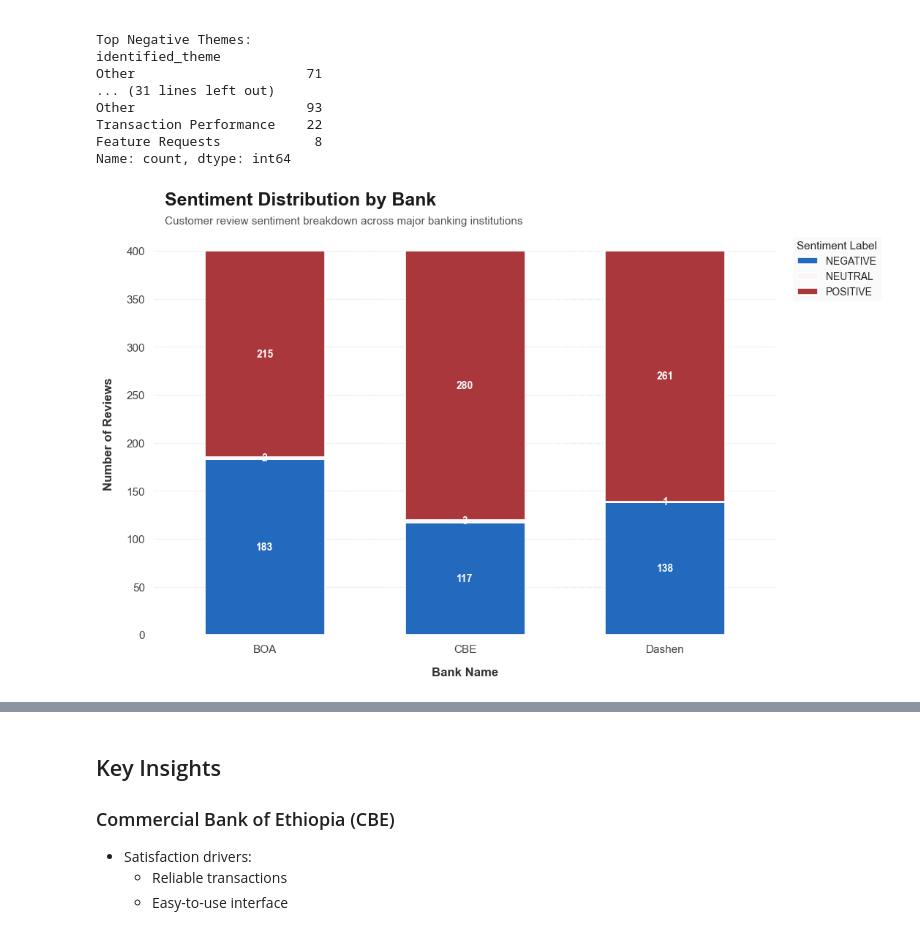
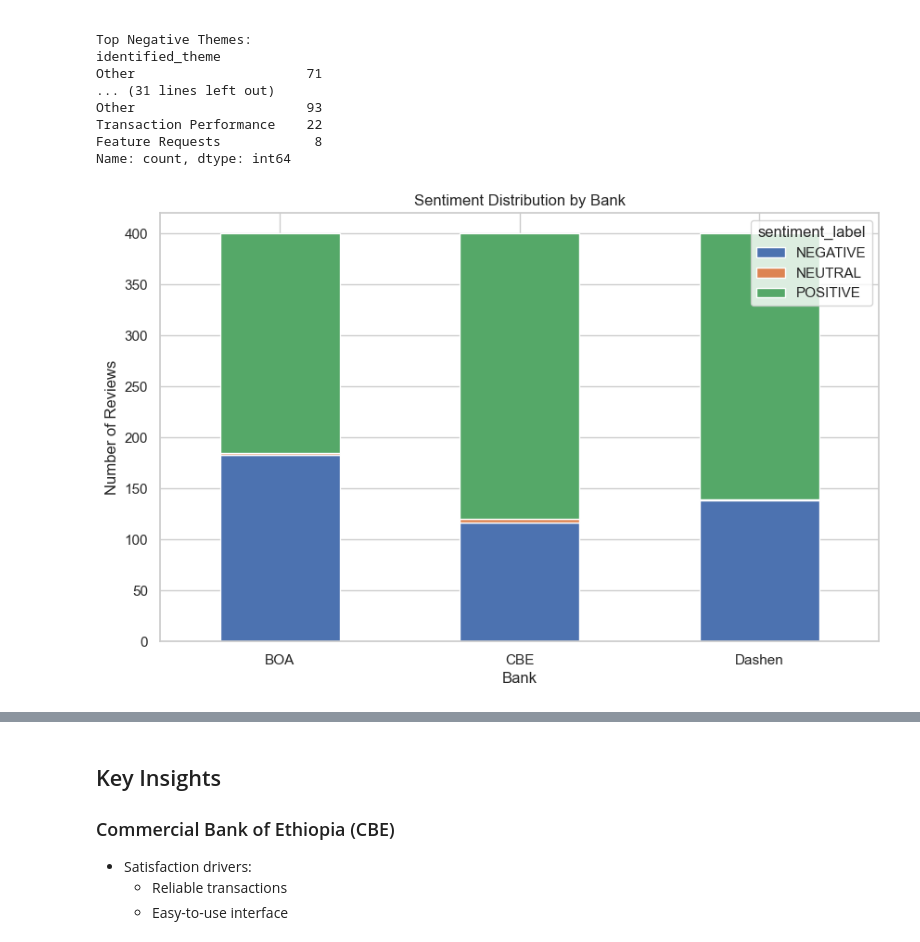
Before and after one commit to RahemetGisho/fintech-review-analytics, a Jupyter notebook: notebooks/task4_insights_visualization.ipynb, the cells around one changed output, grey strips where cells are left out. Saved outputs shown, nothing was run; the diff lists cells and outputs as text; code cells hidden in the pictures.

```diff
--- a/notebooks/task4_insights_visualization.ipynb
+++ b/notebooks/task4_insights_visualization.ipynb
@@ -122,80 +122,16 @@ Transaction Performance    22
 Feature Requests            8
 Name: count, dtype: int64
 # %%
-# 1. Set a clean, modern baseline style
-sns.set_theme(style="whitegrid", context="notebook")
-plt.rcParams["font.family"] = "sans-serif"  # Uses clean, modern fonts
+sentiment_dist = pd.crosstab(df["bank"], df["sentiment_label"])
 
-# 2. Prepare the plot and figure size
-fig, ax = plt.subplots(figsize=(11, 7), dpi=100)  # High DPI for crisp text/edges
+sentiment_dist.plot(kind="bar", stacked=True, figsize=(10,6))
 
-# 3. Create the stacked bar chart
-# Using a tailored palette (e.g., "coolwarm", "Spectral", or a custom list for Negative/Neutral/Positive)
-sentiment_dist.plot(
-    kind="bar",
-    stacked=True,
-    ax=ax,
-    colormap="vlag",  # A beautiful, balanced divergent palette
-    width=0.6,        # Thinner bars look more professional
-    edgecolor="white",# Clean white edges instead of harsh black
-    linewidth=1.2
-)
+plt.title("Sentiment Distribution by Bank")
+plt.xlabel("Bank")
+plt.ylabel("Number of Reviews")
+plt.xticks(rotation=0)
 
-# 4. Add data labels inside the bars (The ultimate premium touch)
-for container in ax.containers:
-    # Filter out labels for tiny segments so it doesn't get cluttered
-    labels = [f"{int(v):,}" if v > 0 else "" for v in container.datavalues]
-    ax.bar_label(
-        container,
-        labels=labels,
-        label_type="center",
-        color="white",
-        fontweight="bold",
-        fontsize=10
-    )
-
-# 5. Advanced Typography & Titles
-# Left-aligned titles look much more modern than centered ones
-ax.text(
-    x=-0.5, y=sentiment_dist.sum(axis=1).max() * 1.12,
-    s="Sentiment Distribution by Bank",
-    fontsize=18, fontweight="bold", color="#1a1a1a"
-)
-ax.text(
-    x=-0.5, y=sentiment_dist.sum(axis=1).max() * 1.07,
-    s="Customer review sentiment breakdown across major banking institutions",
-    fontsize=11, color="#555555"
-)
-
-# 6. Axis Styling & Cleanup
-ax.set_xlabel("Bank Name", fontsize=12, fontweight="semibold", labelpad=12, color="#333333")
-ax.set_ylabel("Number of Reviews", fontsize=12, fontweight="semibold", labelpad=12, color="#333333")
-
-# Clean up ticks
-ax.tick_params(axis="both", which="major", labelsize=11, colors="#444444")
-plt.xticks(rotation=0)  # Keep horizontal for readability
-
-# Subtle gridlines (only horizontal)
-ax.grid(axis="x", visible=False)
-ax.grid(axis="y", linestyle=":", alpha=0.6, color="#cccccc")
-
-# 7. Legend Styling
-ax.legend(
-    title="Sentiment Label",
-    title_fontsize=11,
-    fontsize=10,
-    loc="upper left",
-    bbox_to_anchor=(1.02, 1), # Moves legend outside the plot so it doesn't overlap bars
-    frameon=True,
-    facecolor="#f9f9f9",
-    edgecolor="none"
-)
-
-# Strip remaining borders
-sns.despine(left=True, bottom=True)
-
-plt.tight_layout()
 plt.show()
 # %% [output]
-[figure, old version]
+[figure, new version]
 # %%
```
Also changed, not shown: parts of 4 cells of this notebook.
